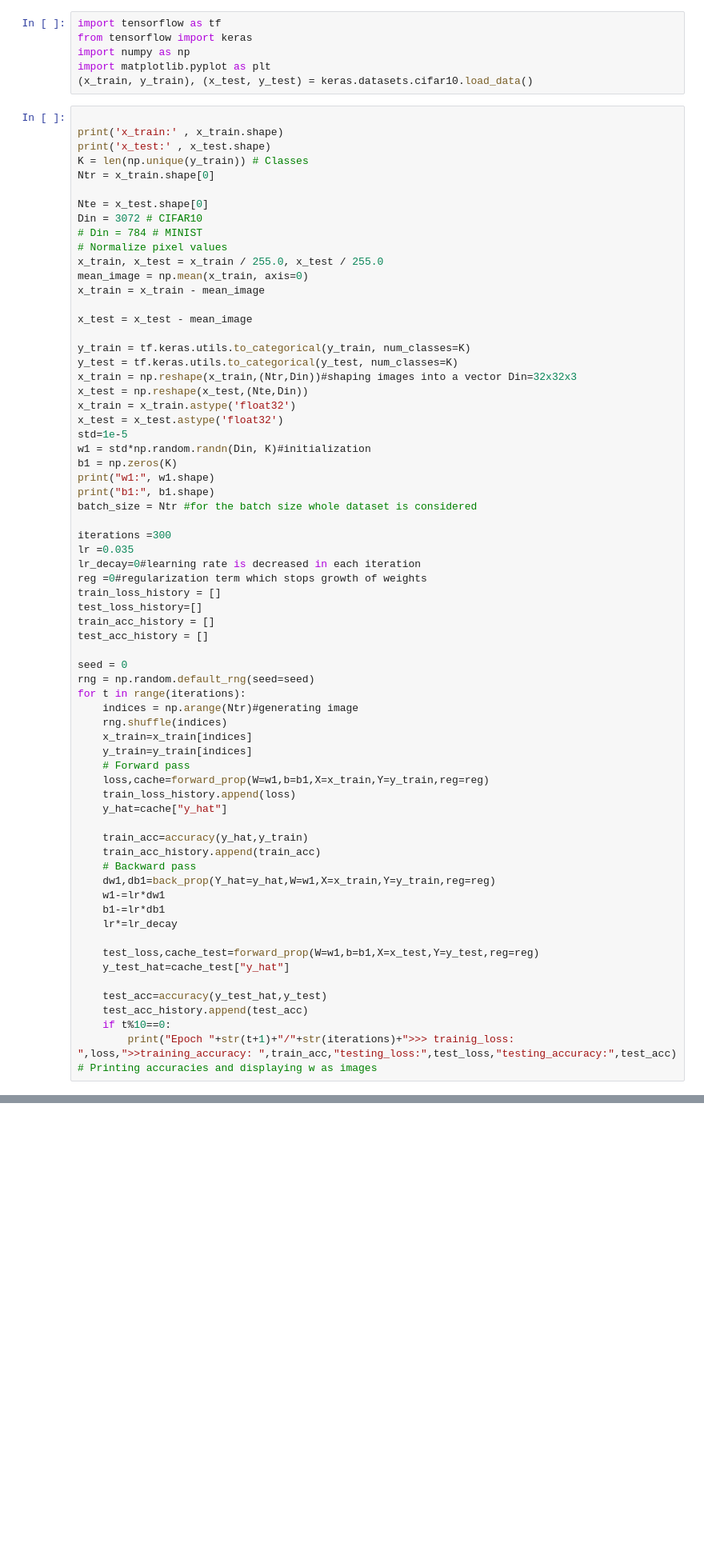
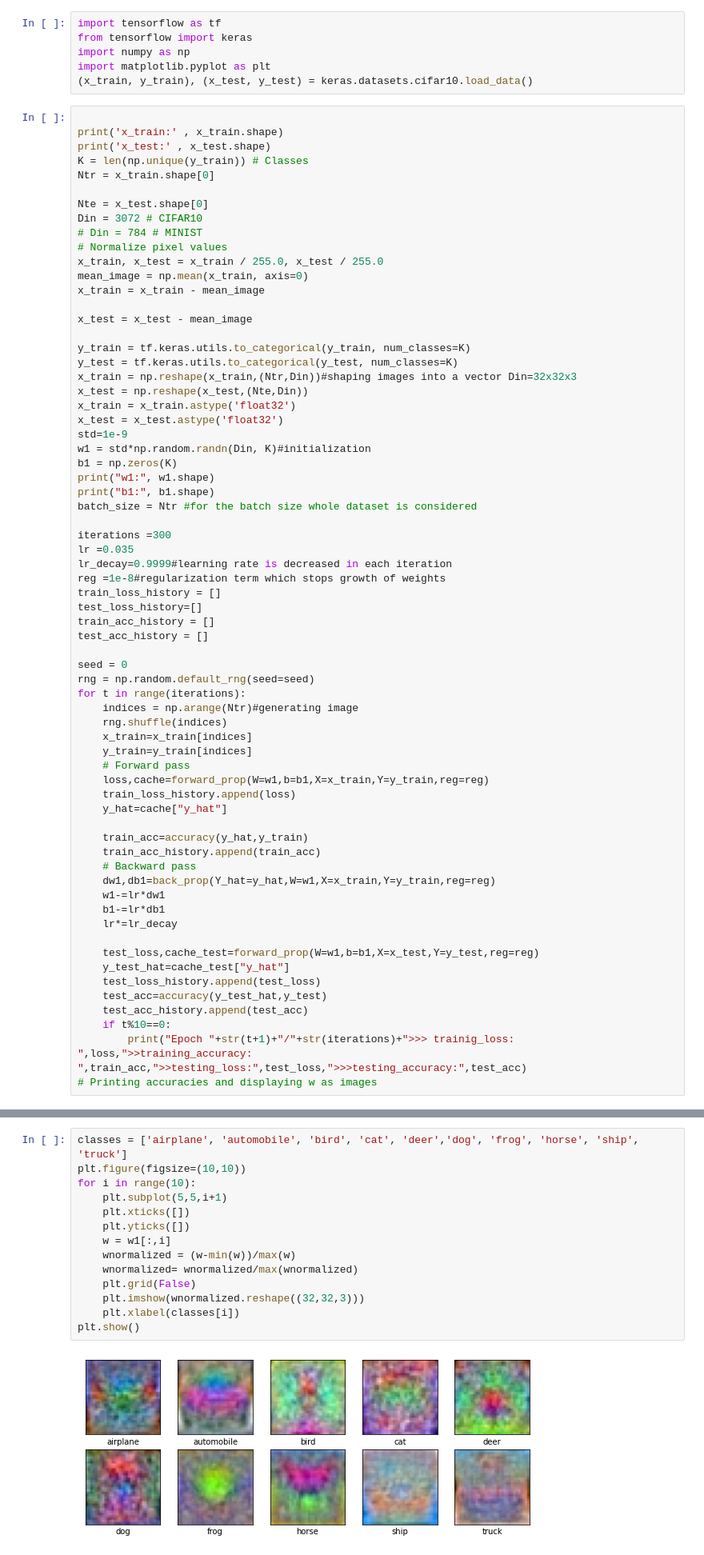
Before and after one commit to RansikaG/Machine-Vision, a Jupyter notebook: Assignment 4-Q1.ipynb, the cells around one changed output, grey strips where cells are left out. Shown at 80% size. Drawn from its saved outputs; the diff is of its cells as text; blank space fills up the shorter version.

```diff
--- a/Assignment 4-Q1.ipynb
+++ b/Assignment 4-Q1.ipynb
@@ -49,7 +49,7 @@ x_train = np.reshape(x_train,(Ntr,Din))#shaping images into a vector Din=32x32x3
 x_test = np.reshape(x_test,(Nte,Din))
 x_train = x_train.astype('float32')
 x_test = x_test.astype('float32')
-std=1e-5
+std=1e-9
 w1 = std*np.random.randn(Din, K)#initialization
 b1 = np.zeros(K)
 print("w1:", w1.shape)
@@ -58,8 +58,8 @@ batch_size = Ntr #for the batch size whole dataset is considered
 
 iterations =300
 lr =0.035
-lr_decay=0#learning rate is decreased in each iteration
-reg =0#regularization term which stops growth of weights
+lr_decay=0.9999#learning rate is decreased in each iteration
+reg =1e-8#regularization term which stops growth of weights
 train_loss_history = []
 test_loss_history=[]
 train_acc_history = []
@@ -87,11 +87,11 @@ for t in range(iterations):
 
     test_loss,cache_test=forward_prop(W=w1,b=b1,X=x_test,Y=y_test,reg=reg)
     y_test_hat=cache_test["y_hat"]
-
+    test_loss_history.append(test_loss)
     test_acc=accuracy(y_test_hat,y_test)
     test_acc_history.append(test_acc)
     if t%10==0:
-        print("Epoch "+str(t+1)+"/"+str(iterations)+">>> trainig_loss: ",loss,">>training_accuracy: ",train_acc,"testing_loss:",test_loss,"testing_accuracy:",test_acc)
+        print("Epoch "+str(t+1)+"/"+str(iterations)+">>> trainig_loss: ",loss,">>training_accuracy: ",train_acc,">>testing_loss:",test_loss,">>>testing_accuracy:",test_acc)
 # Printing accuracies and displaying w as images
 # %% [output]
 x_train: (50000, 32, 32, 3)
@@ -131,0 +132,16 @@ NameError: name 'plt' is not defined
+# %%
+classes = ['airplane', 'automobile', 'bird', 'cat', 'deer','dog', 'frog', 'horse', 'ship', 'truck']
+plt.figure(figsize=(10,10))
+for i in range(10):
+    plt.subplot(5,5,i+1)
+    plt.xticks([])
+    plt.yticks([])
+    w = w1[:,i]
+    wnormalized = (w-min(w))/max(w)
+    wnormalized= wnormalized/max(wnormalized)
+    plt.grid(False)
+    plt.imshow(wnormalized.reshape((32,32,3)))
+    plt.xlabel(classes[i])
+plt.show()
+# %% [output]
+[figure, added]
```
Also changed, not shown: parts of 2 cells of this notebook.
